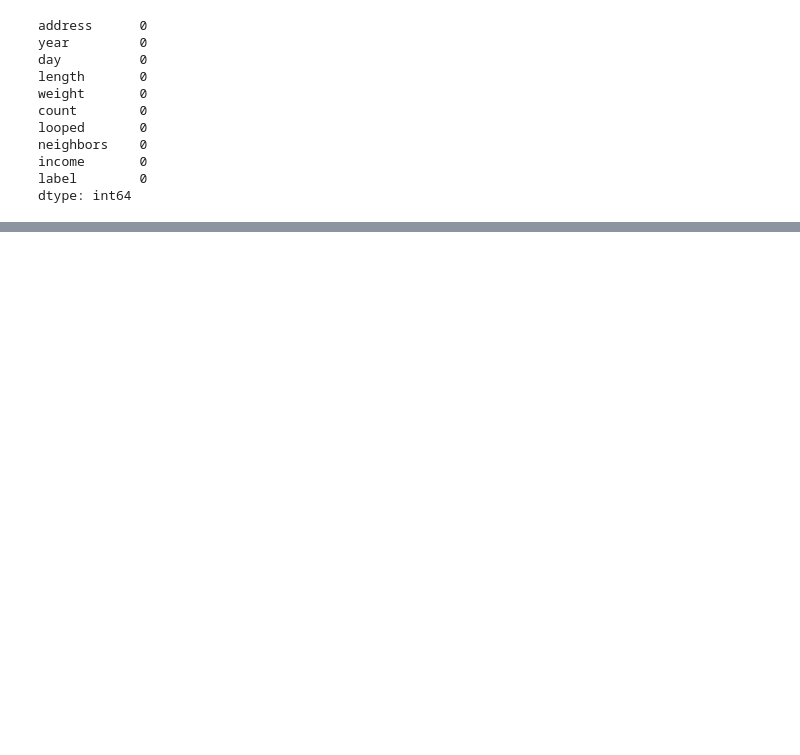
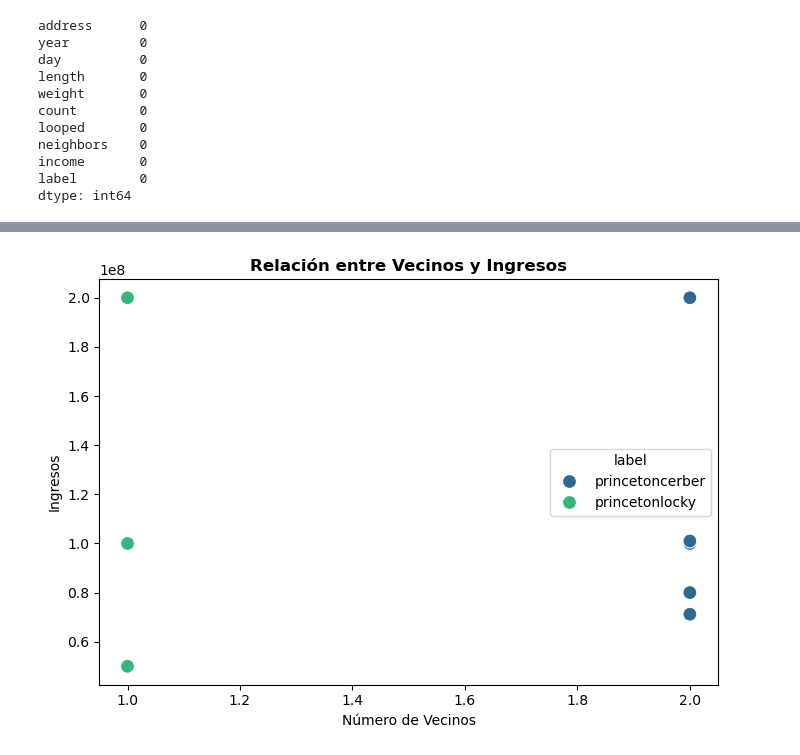
Before and after one commit to blackground-1/Practica3_GR_6, a Jupyter notebook: Ejercicio.ipynb, the cells around one changed output, grey strips where cells are left out. Cells and saved outputs as stored; diff of their text form; code cells hidden in the pictures; blank space fills up the shorter version.

```diff
--- a/Ejercicio.ipynb
+++ b/Ejercicio.ipynb
@@ -163,0 +88,14 @@ Passing `palette` without assigning `hue` is deprecated and will be removed in v
+# %%
+# Seleccionar solo las primeras 10 filas
+df_first_10 = df.head(10)
+
+# 3. Gráfico de dispersión: Relación entre la cantidad de vecinos y los ingresos
+plt.figure(figsize=(7, 5))
+sns.scatterplot(x="neighbors", y="income", hue="label", data=df_first_10, palette="viridis", s=100)
+plt.title("Relación entre Vecinos y Ingresos", fontsize=12, fontweight="bold")
+plt.xlabel("Número de Vecinos")
+plt.ylabel("Ingresos")
+plt.tight_layout()
+plt.show()
+# %% [output]
+[figure, added]
```
Also changed, not shown: parts of 11 cells of this notebook.
